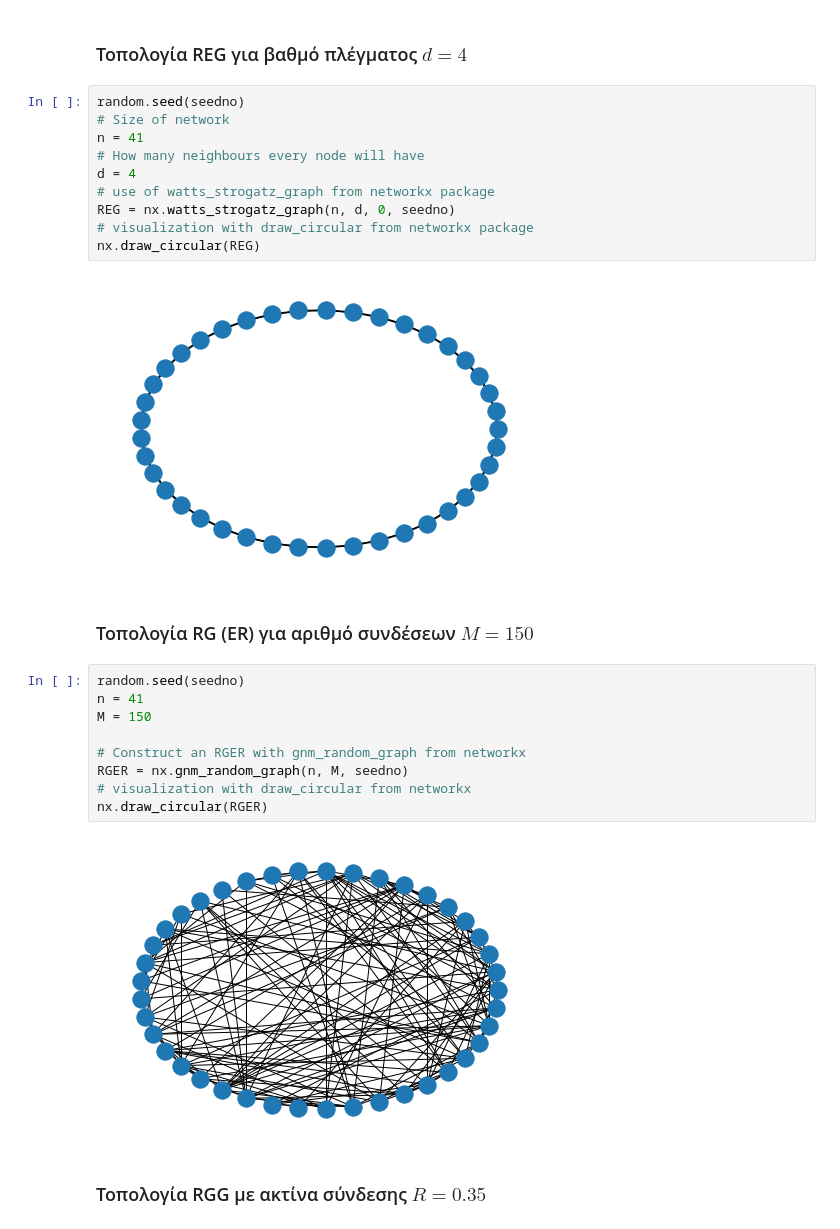
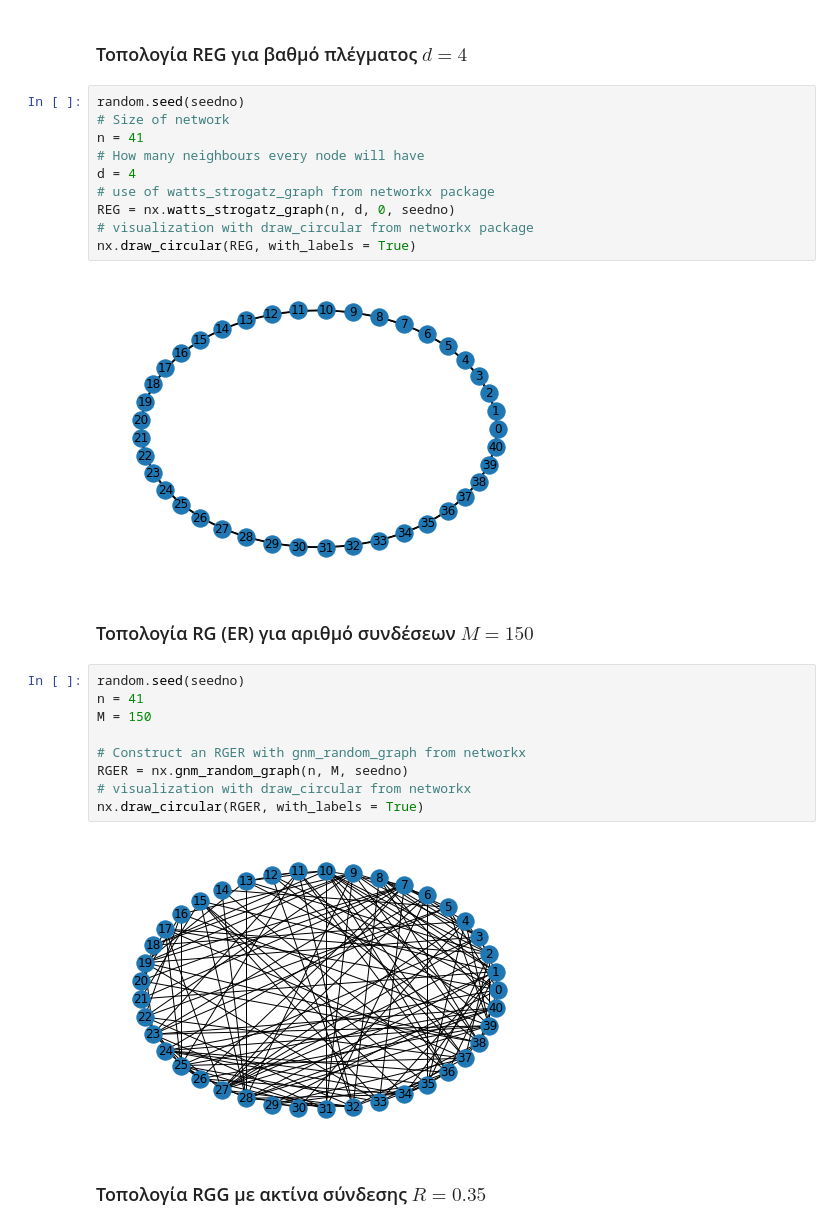
Before and after one commit to ChristosHadjichristofi/Social-Networks-Analysis-NTUA, a Jupyter notebook: Lab1/SNA_Lab1.ipynb, the cells around one changed output. Drawn from its saved outputs; the diff is of its cells as text.

```diff
--- a/Lab1/SNA_Lab1.ipynb
+++ b/Lab1/SNA_Lab1.ipynb
@@ -93,15 +93,15 @@ import pandas as pd
 # %%
 random.seed(seedno)
 # Size of network
 n = 41
 # How many neighbours every node will have
 d = 4
 # use of watts_strogatz_graph from networkx package
 REG = nx.watts_strogatz_graph(n, d, 0, seedno)
 # visualization with draw_circular from networkx package
-nx.draw_circular(REG)
+nx.draw_circular(REG, with_labels = True)
 # %% [output]
-[figure, old version]
+[figure, new version]
 # %% [markdown]
 ### Τοπολογία RG (ER) για αριθμό συνδέσεων $M = 150$
 # %%
@@ -112,9 +112,9 @@ M = 150
 # Construct an RGER with gnm_random_graph from networkx
 RGER = nx.gnm_random_graph(n, M, seedno)
 # visualization with draw_circular from networkx
-nx.draw_circular(RGER)
+nx.draw_circular(RGER, with_labels = True)
 # %% [output]
-[figure, old version]
+[figure, new version]
 # %% [markdown]
 ### Τοπολογία RGG  με ακτίνα σύνδεσης $R=0.35$
 # %%
```
Also changed, not shown: parts of 35 cells of this notebook.
